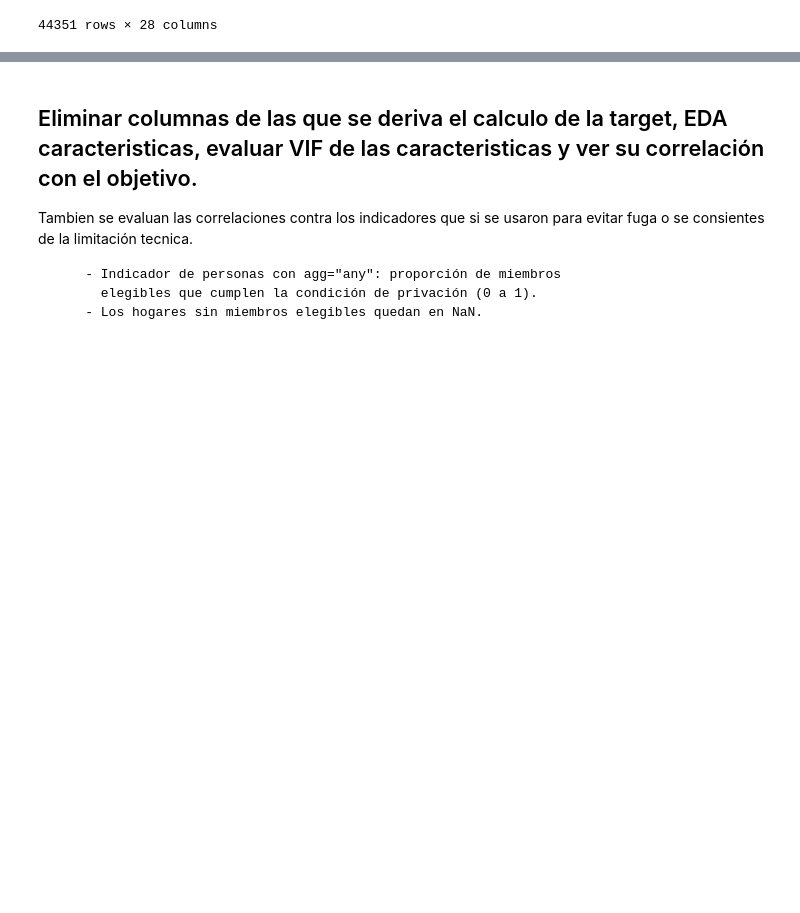
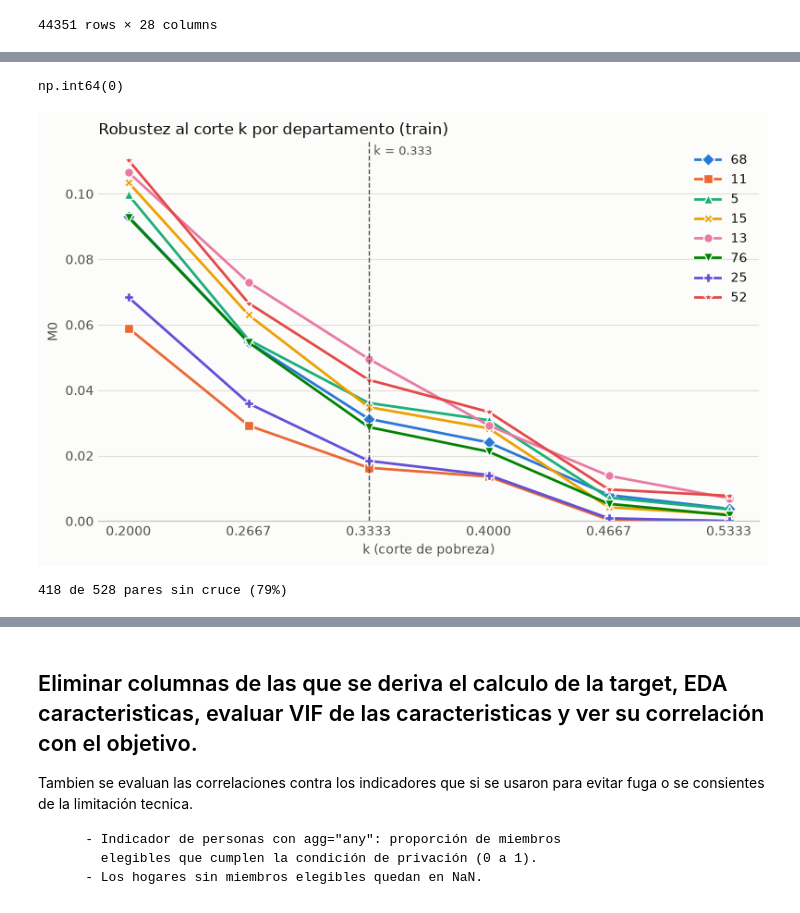
Before and after one commit to juanpablocarrillohortua/Multidimesional_poverty_in_Colombia, a Jupyter notebook: notebooks/eda_consolidate.ipynb, the cells around one changed output, grey strips where cells are left out. Cells and saved outputs as stored; diff of their text form; code cells hidden in the pictures; blank space fills up the shorter version.

Commit message:
eda: add robustness analysis
- robustness analysis for Dual Cut-off method

```diff
--- a/notebooks/eda_consolidate.ipynb
+++ b/notebooks/eda_consolidate.ipynb
@@ -672,0 +753,30 @@ DF_SIZES
+# %%
+df_train_check_robustness = df_train.drop(columns=['SEGMENTO'])
+# %%
+claves = ["DIRECTORIO", "SECUENCIA_P"]
+dep = df.groupby(claves)["P1_DEPARTAMENTO"].first().reset_index()
+
+train_dep = df_train_check_robustness.merge(dep, on=claves, how="left")
+train_dep["P1_DEPARTAMENTO"].isna().sum()   # debería dar 0
+# %% [output]
+np.int64(0)
+# %%
+n_dep = train_dep.groupby("P1_DEPARTAMENTO").size().sort_values(ascending=False)
+validos = n_dep[n_dep >= 300].index
+ks = [3/15, 4/15, 5/15, 6/15, 7/15, 8/15]
+dom_dep = IPM.dominancia_k(train_dep, ipm.w_, ks=ks, grupo="P1_DEPARTAMENTO")
+dom_dep = dom_dep.loc[validos]
+fig = IPM.grafico_dominancia(dom_dep.loc[validos[:8]], titulo="Robustez al corte k por departamento (train)")
+# %% [output]
+[figure, added]
+# %%
+dom_rango = dom_dep[[3/15, 4/15, 5/15, 6/15]]
+pares = list(itertools.combinations(dom_rango.index, 2))
+robustos = sum(
+    ((dom_rango.loc[a] - dom_rango.loc[b]) >= 0).all()
+    or ((dom_rango.loc[a] - dom_rango.loc[b]) <= 0).all()
+    for a, b in pares
+)
+print(f"{robustos} de {len(pares)} pares sin cruce ({robustos / len(pares):.0%})")
+# %% [output]
+418 de 528 pares sin cruce (79%)
```
Also changed, not shown: parts of 22 cells of this notebook, 1 other file.
